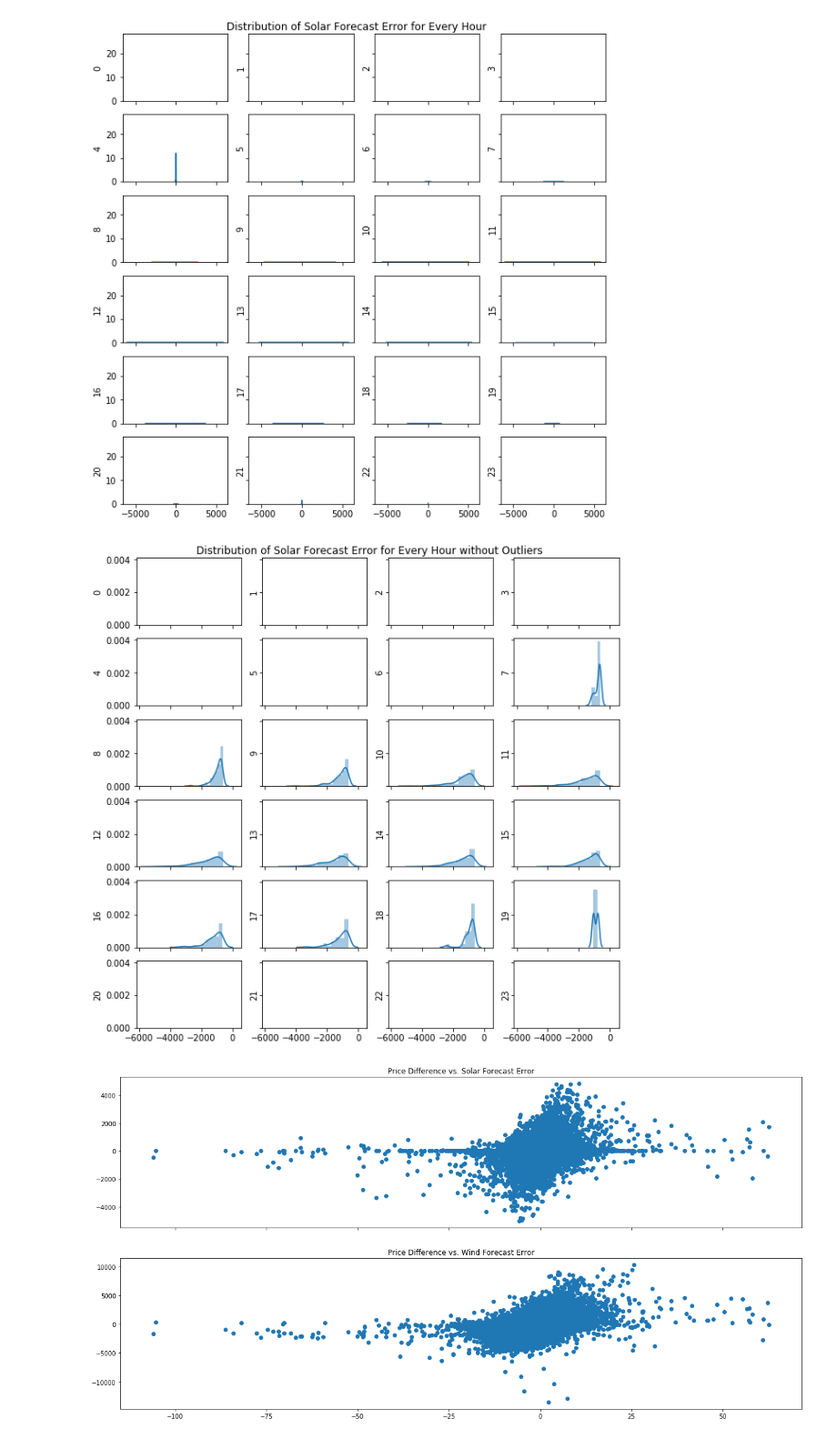
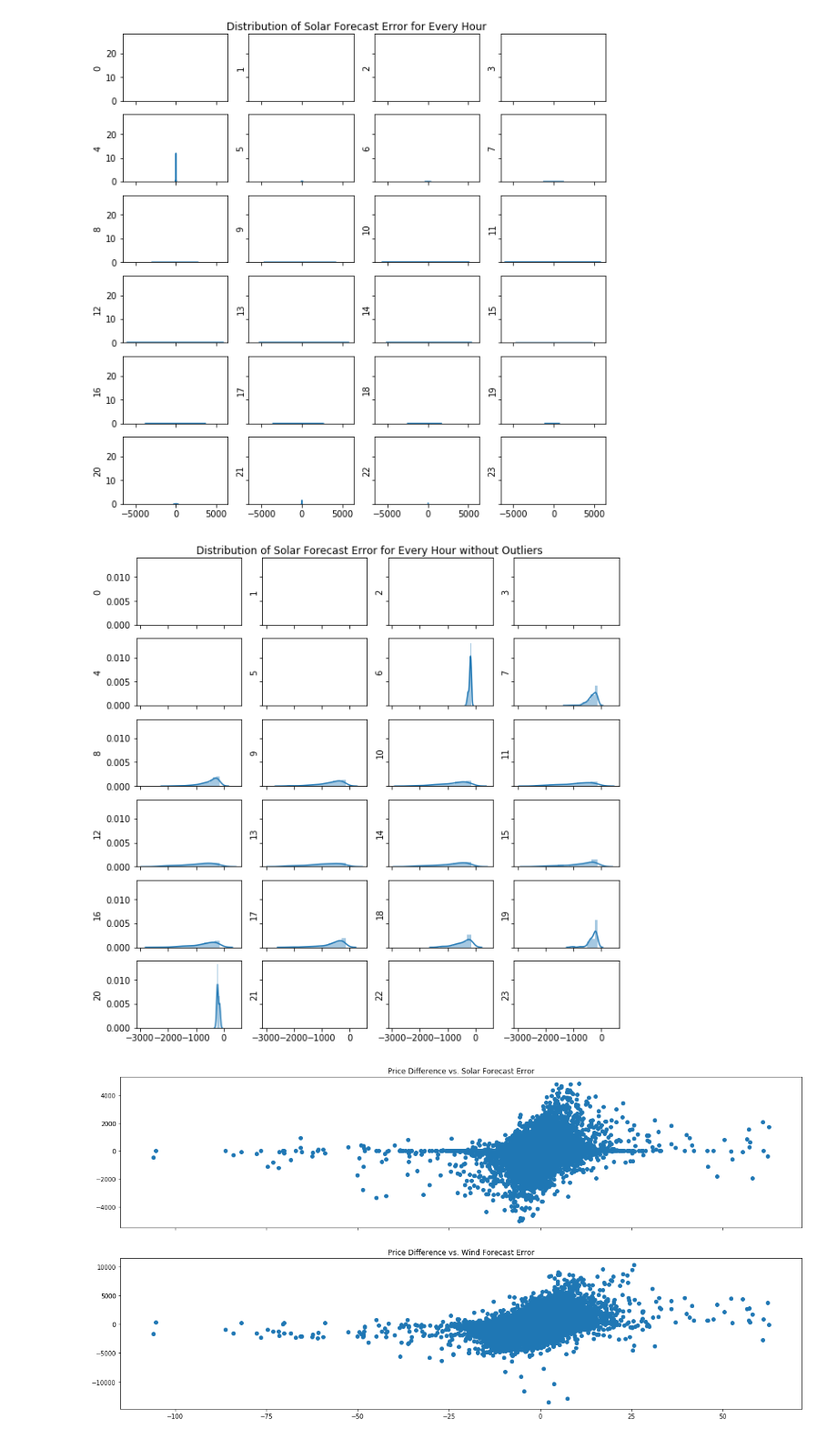
Before and after one commit to mauricepohl/pandas, a Jupyter notebook: 03_modeling/Modeling - Playground Maurice.ipynb, the cells around one changed output. Shown at 91% size. Saved outputs shown, nothing was run; the diff lists cells and outputs as text; code cells hidden in the pictures.

```diff
--- a/03_modeling/Modeling - Playground Maurice.ipynb
+++ b/03_modeling/Modeling - Playground Maurice.ipynb
@@ -82,10 +96,10 @@ ax.legend(["Day-ahead price", "Intraday price"]);
 # %%
-fig, (ax1, ax2) = plt.subplots(1, 2, figsize=(10, 5))
+fig, (ax1, ax2, ax3) = plt.subplots(1, 3, figsize=(10, 5))
 
-for hour in range(0, 23):
-    globals()["df" + str(hour)] = df_clean.between_time(str(hour) + ":00", str(hour) + ":59")
-    sns.distplot(globals()["df" + str(hour)]["wind_forecast_error"],
-                 ax=ax1).set_title("Distribution of Wind Forecast Error")
-    sns.distplot(globals()["df" + str(hour)]["solar_forecast_error"],
-                 ax=ax2).set_title("Distribution of Solar Forecast Error")
+sns.distplot(df_clean["wind_forecast_error"], ax=ax1).set_title("Distribution of Wind Forecast Error")
+sns.distplot(df_clean["solar_forecast_error"], ax=ax2).set_title("Distribution of Solar Forecast Error")
+sns.distplot(df_clean["price_diff"], ax=ax3).set_title("Distribution of Price Differences")
+
+plt.suptitle("Including Outliers", y=1.01)
+plt.tight_layout();
 # %% [output]
@@ -112,10 +141,3 @@ min     -13487.000000
 75%        854.000000
 max      10320.000000
 Name: wind_forecast_error, dtype: float64
-# %%
-fig, ax = plt.subplots(1, 1, figsize=(15, 5))
-
-ax.plot(plot_data.index, plot_data["solar_forecast_error"].values,
-        plot_data.index, plot_data["wind_forecast_error"].values)
-ax.set_title("Mean of Solar and Wind Forecast Errors during 24 Hours")
-ax.legend(["Solar Forecast Error", "Wind Forecast Error"]);
@@ -144,19 +164,20 @@ plt.suptitle("Distribution of Solar Forecast Error for Every Hour", y=0.9);
 # %% [output]
 [figure]
 # %%
-q = df["solar_forecast_error"].quantile(0.1)
-no_solar_outliers = df_clean[df_clean["solar_forecast_error"] < q]
+p = df["solar_forecast_error"].quantile(0.2)
+q = df["solar_forecast_error"].quantile(0.01)
+no_solar_outliers = df_clean[(df_clean["solar_forecast_error"] > q) & (df_clean["solar_forecast_error"] < p)]
 
 fig, axs = plt.subplots(6, 4, figsize=(10, 10), sharex=True, sharey=True)
 
 for hour, ax in enumerate(fig.axes):
     ax.set_ylabel(str(hour))
     globals()["df" + str(hour)] = no_solar_outliers.between_time(str(hour) + ":00", str(hour) + ":59")
     sns.distplot(globals()["df" + str(hour)]["solar_forecast_error"], ax=ax, axlabel=False)
 
 plt.suptitle("Distribution of Solar Forecast Error for Every Hour without Outliers", y=0.9);
 # %% [output]
-[figure, old version]
+[figure, new version]
 # %%
 x = df["price_diff"]
 y1 = df["solar_forecast_error"]
```
Also changed, not shown: parts of 8 cells of this notebook, 2 other files.
